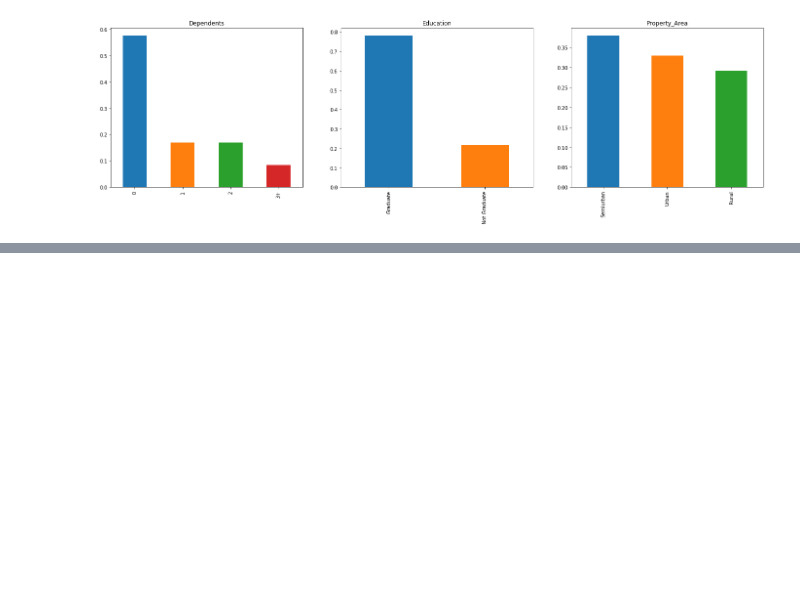
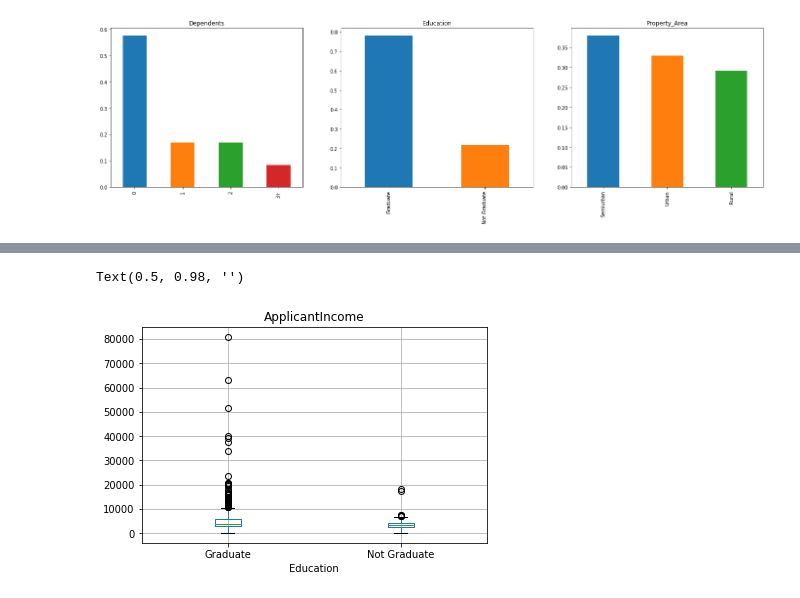
Before and after one commit to dweeblet/Loan_prediction, a Jupyter notebook: Loan Prediction.ipynb, the cells around one changed output, grey strips where cells are left out. Cells and saved outputs as stored; diff of their text form; code cells hidden in the pictures; blank space fills up the shorter version.

```diff
--- a/Loan Prediction.ipynb
+++ b/Loan Prediction.ipynb
@@ -108,0 +119,7 @@ plt.show()
+# %%
+train.boxplot(column='ApplicantIncome', by = 'Education')
+plt.suptitle("")
+# Text(0.5,0.98,'')
+# %% [output]
+Text(0.5, 0.98, '')
+[figure, added]
```
Also changed, not shown: parts of 51 cells of this notebook.
